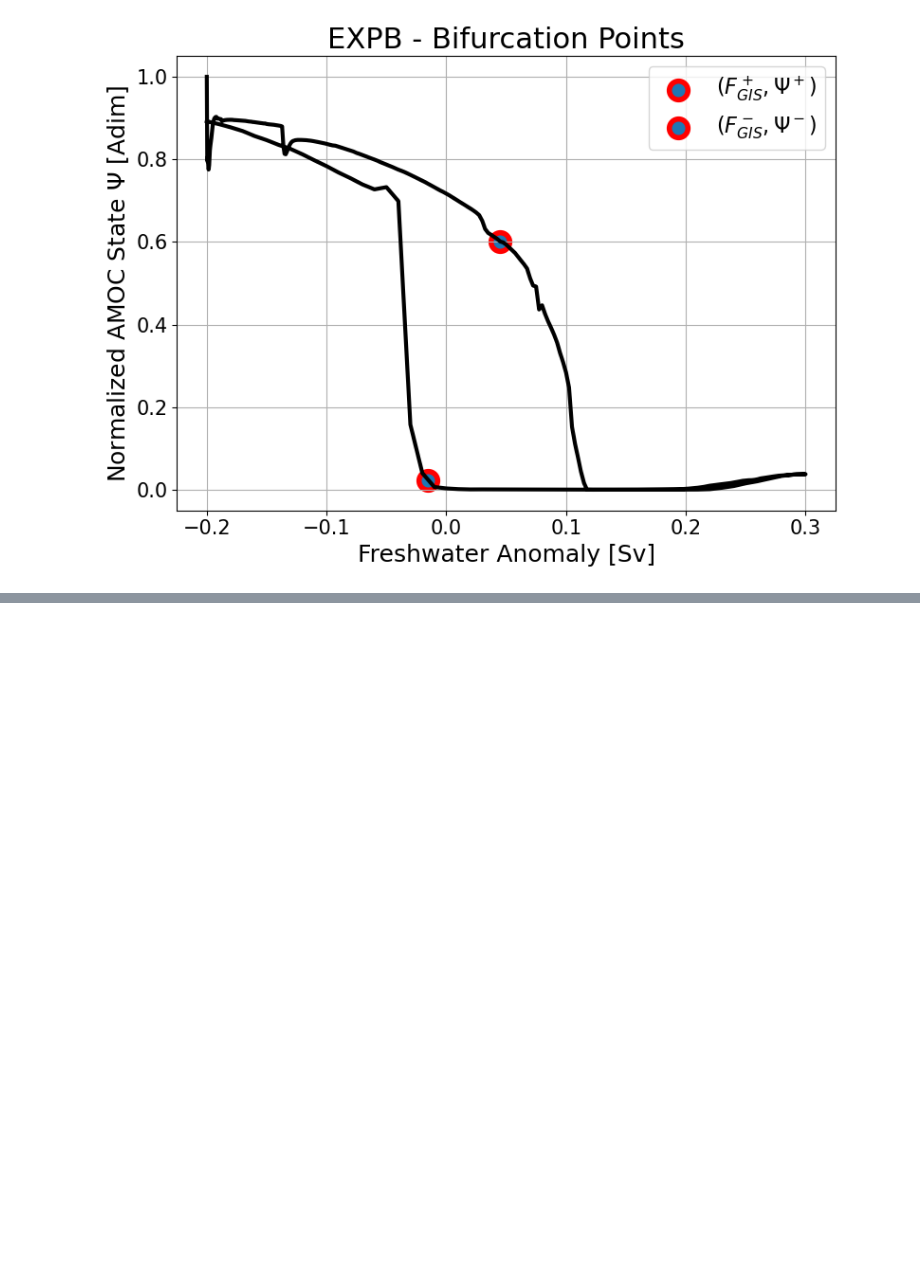
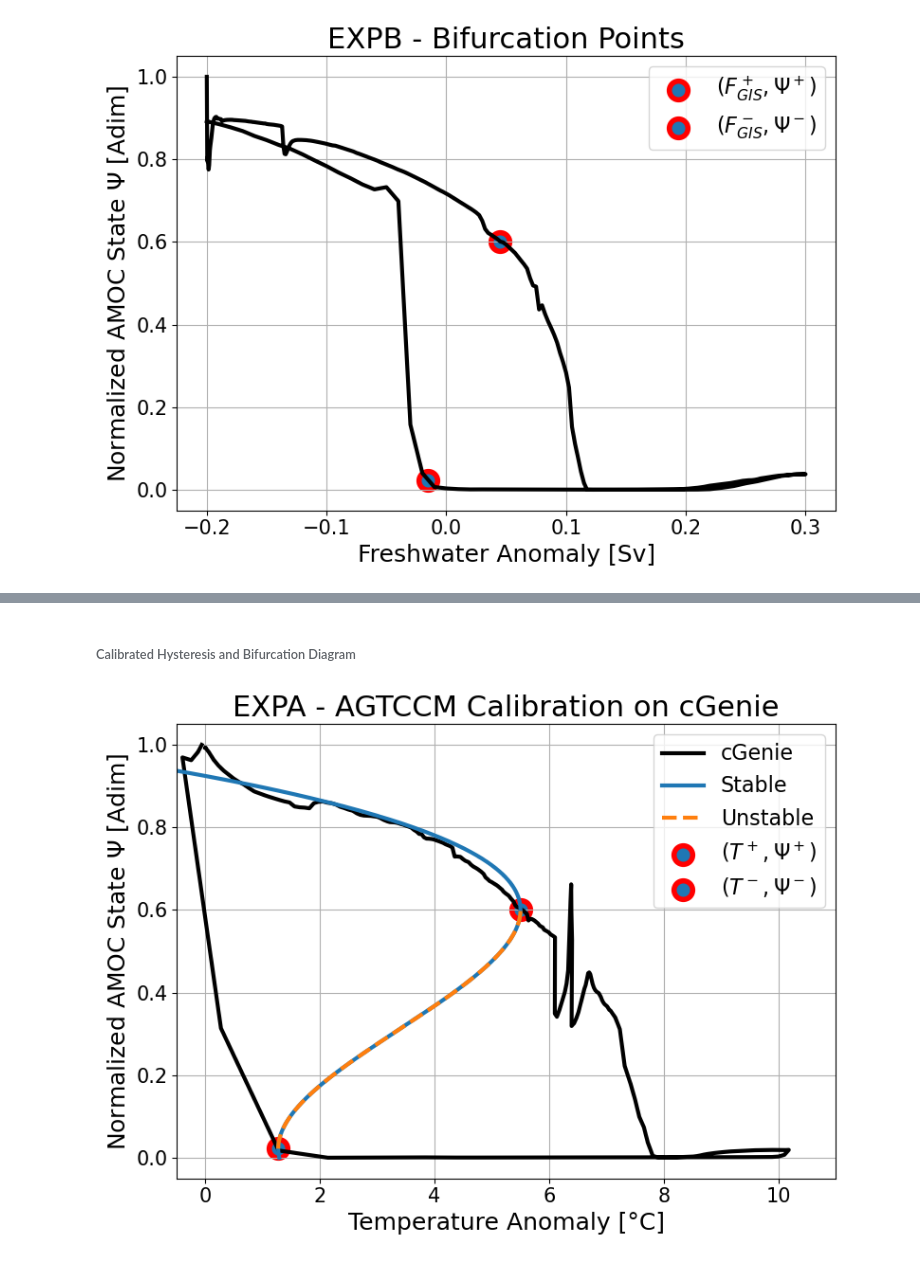
Before and after one commit to VUB-HYDR/2025_Laridon_etal_ORE, a Jupyter notebook: ATCM.ipynb, the cells around one changed output, grey strips where cells are left out. Saved outputs shown, nothing was run; the diff lists cells and outputs as text; code cells hidden in the pictures; blank space fills up the shorter version.

Commit message:
final until tau calib

```diff
--- a/ATCM.ipynb
+++ b/ATCM.ipynb
@@ -127,7 +126,7 @@ def c1_from_B(xp, xm, op2, om2, op1, om1, T_B):
 
 ## AMOC ##
 def calib_module_AMOC(Psip,Psim,Tp,Tm,Fp,Fm,F_A,T_B):
-    """Calibration module for the AMOC with the parametrisation A for the fresh water flux. Direct computation based on Eq.(1)"""
+    """Calibration module for the AMOC. Direct computation based on Eq.(1)"""
     a_1 = a(Psip, Psim)
     b_1 = b(Psip,Psim)
     d_1 = d(Psip,Psim, Tp, Tm)
@@ -944,8 +949,8 @@ calib_coef = calib_module_AMOC(cGenie_crit_params[0], cGenie_crit_params[1], cGe
 
 a_AMOC = calib_coef[0]
 b_AMOC = calib_coef[1]
-c_AMOC = calib_coef[5]
-c_bis = calib_coef[4]
+c_AMOC = calib_coef[4]
+c_bis = calib_coef[5]
 d_AMOC = calib_coef[2]
 e_AMOC = calib_coef[3]
 
@@ -1089,0 +978,42 @@ NameError: name 'calib_module_GIS' is not defined
+# %% [markdown]
+###### Calibrated Hysteresis and Bifurcation Diagram
+# %%
+### Definition of the different branches of stability ###
+
+def Tpsi_funct_psi(psi):
+    return ((psi**3-a_AMOC*(psi**2)-b_AMOC*psi-c_AMOC-e_AMOC*F_GIS_cst_A)*(1/d_AMOC))
+def FGIS_funct_psi(psi):
+    return ((psi**3-a_AMOC*(psi**2)-b_AMOC*psi-c_AMOC-d_AMOC*T_forcing_cst_B)*(1/e_AMOC))
+
+### Computations of unstables branches ###
+
+N=1000
+psi_range = np.linspace(0,1,N)
+unstable_psi = np.linspace(cGenie_crit_params[1],cGenie_crit_params[0],N)
+
+T_unstable = Tpsi_funct_psi(unstable_psi)
+FGIS_unstable = FGIS_funct_psi(unstable_psi)
+
+# Computation of the analytical bifurcation diagram of the simplified model
+T_calib_module = (psi_range**3-a_AMOC*psi_range**2-b_AMOC*psi_range-c_AMOC-e_AMOC*F_GIS_cst_A)/d_AMOC
+F_GIS_calib_module = (psi_range**3-a_AMOC*psi_range**2-b_AMOC*psi_range-c_AMOC-d_AMOC*T_forcing_cst_B)/e_AMOC
+# %%
+## Plot bifurcation diagram experiment A ##
+plt.figure(figsize=(8,6))
+plt.plot(global_sat_anomaly_cGenie, norm_atl_max_overt_ExpA, color="black",label='cGenie',lw=3)
+plt.plot(T_calib_module,psi_range,color='tab:blue',label='Stable',lw=3)
+plt.plot(T_unstable,unstable_psi,color='tab:orange',linestyle='dashed',label='Unstable',lw=3)
+plt.scatter(Tp, Psip, marker='o', color="#1f77b4",linewidths=4,s=200,edgecolors="red", label=r"$(T^+, \Psi^+)$")
+plt.scatter(Tm, Psim, marker='o', color="#1f77b4",linewidths=4,s=200,edgecolors="red", label=r"$(T^-, \Psi^-)$")
+plt.title("EXPA - AGTCCM Calibration on cGenie",fontsize=22)
+plt.xlabel("Temperature Anomaly [°C]",fontsize=18)
+plt.xlim(-0.5,11)
+plt.ylabel("Normalized AMOC State "+r"$\Psi$ "+"[Adim]",fontsize=18)
+plt.tick_params(axis='both',labelsize=15)
+plt.grid()
+plt.legend(fontsize=16)
+plt.tight_layout()
+plt.savefig(figures_path+'EXPA_emu_bif_diag_bp',dpi=400)
+plt.show()
+# %% [output]
+[figure, added]
```
Also changed, not shown: parts of 37 cells of this notebook, 9 other files.
